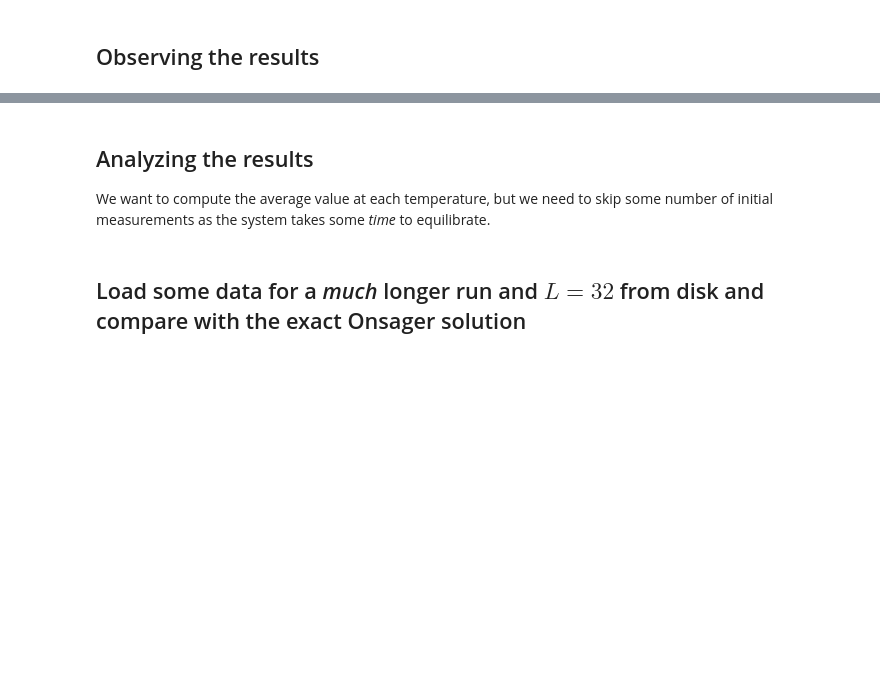
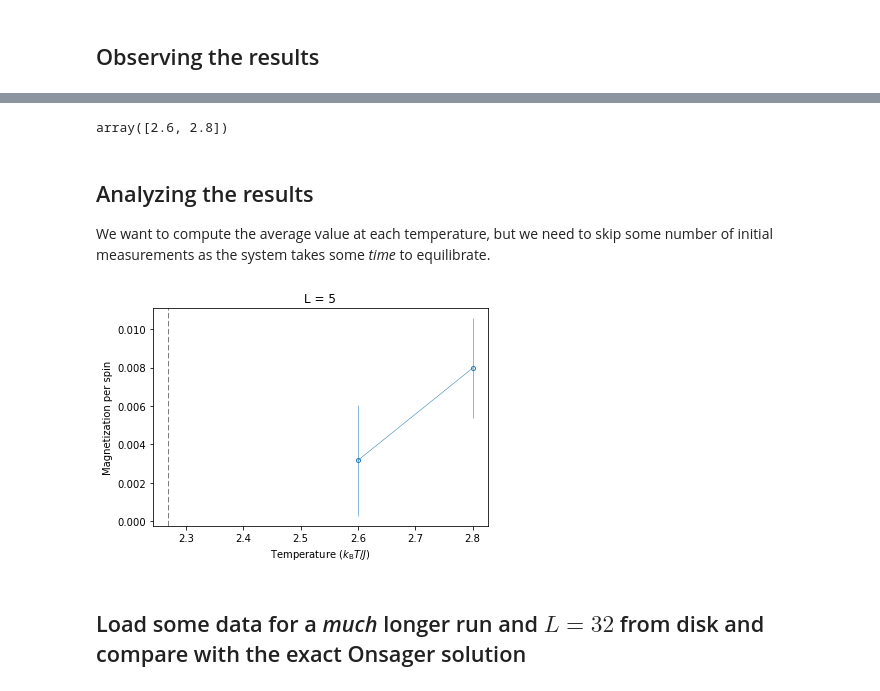
Before and after one commit to eliotheinrich/MLPhaseBoundary, a Jupyter notebook: Data_Collection/32_IsingModelMC.ipynb, the cells around one changed output, grey strips where cells are left out. Cells and saved outputs as stored; diff of their text form; code cells hidden in the pictures; blank space fills up the shorter version.

```diff
--- a/Data_Collection/32_IsingModelMC.ipynb
+++ b/Data_Collection/32_IsingModelMC.ipynb
@@ -212,3 +216,7 @@ plt.ylabel('Magnetization per spin')
+# %%
+T
+# %% [output]
+array([2.6, 2.8])
 # %% [markdown]
 ## Analyzing the results
 
@@ -222,11 +230,14 @@ m = np.average(M[skip:]/L**2,axis=0)
 # %%
 plt.errorbar(T,np.abs(m),yerr=δm, linewidth=0.5, marker='o', markerfacecolor='None', markeredgecolor=colors[0], markersize=4, elinewidth=0.5)
 plt.axvline(x=2.0/np.log(1.0+np.sqrt(2.0)), linewidth=1, color='gray', linestyle='--')
-plt.xlim(0.2,2.4)
-plt.ylim(-0.01,1.1)
+#plt.xlim(0.2,2.4)
+#plt.ylim(-0.01,1.1)
 plt.xlabel(r'Temperature ($k_{\rm B}T/J$)')
 plt.ylabel('Magnetization per spin')
 plt.title("L = 5")
+plt.show()
+# %% [output]
+[figure, added]
 # %% [markdown]
 ## Load some data for a *much* longer run and $L=32$ from disk and compare with the exact Onsager solution
 # %% [markdown]
```
Also changed, not shown: parts of 7 cells of this notebook, 1 other file.
